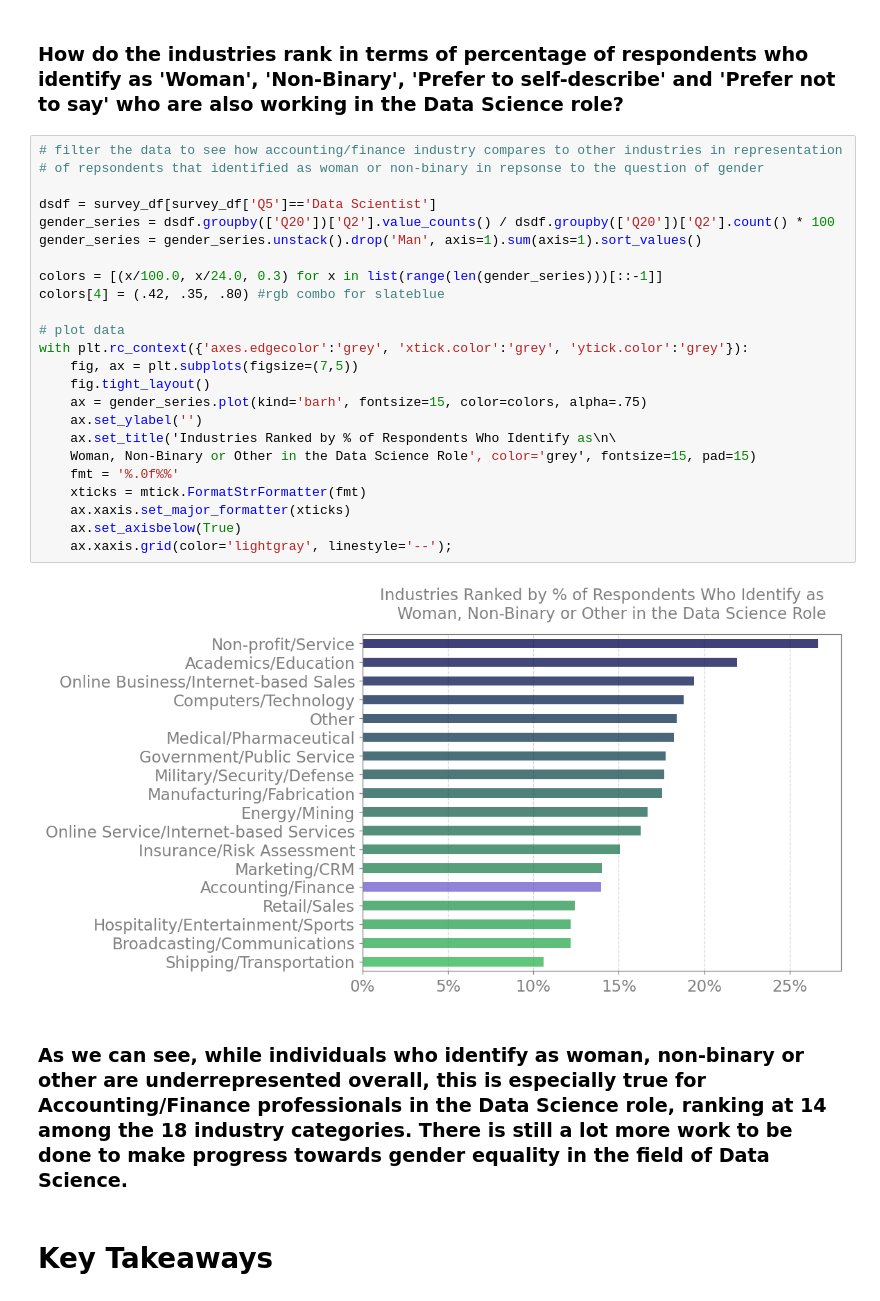
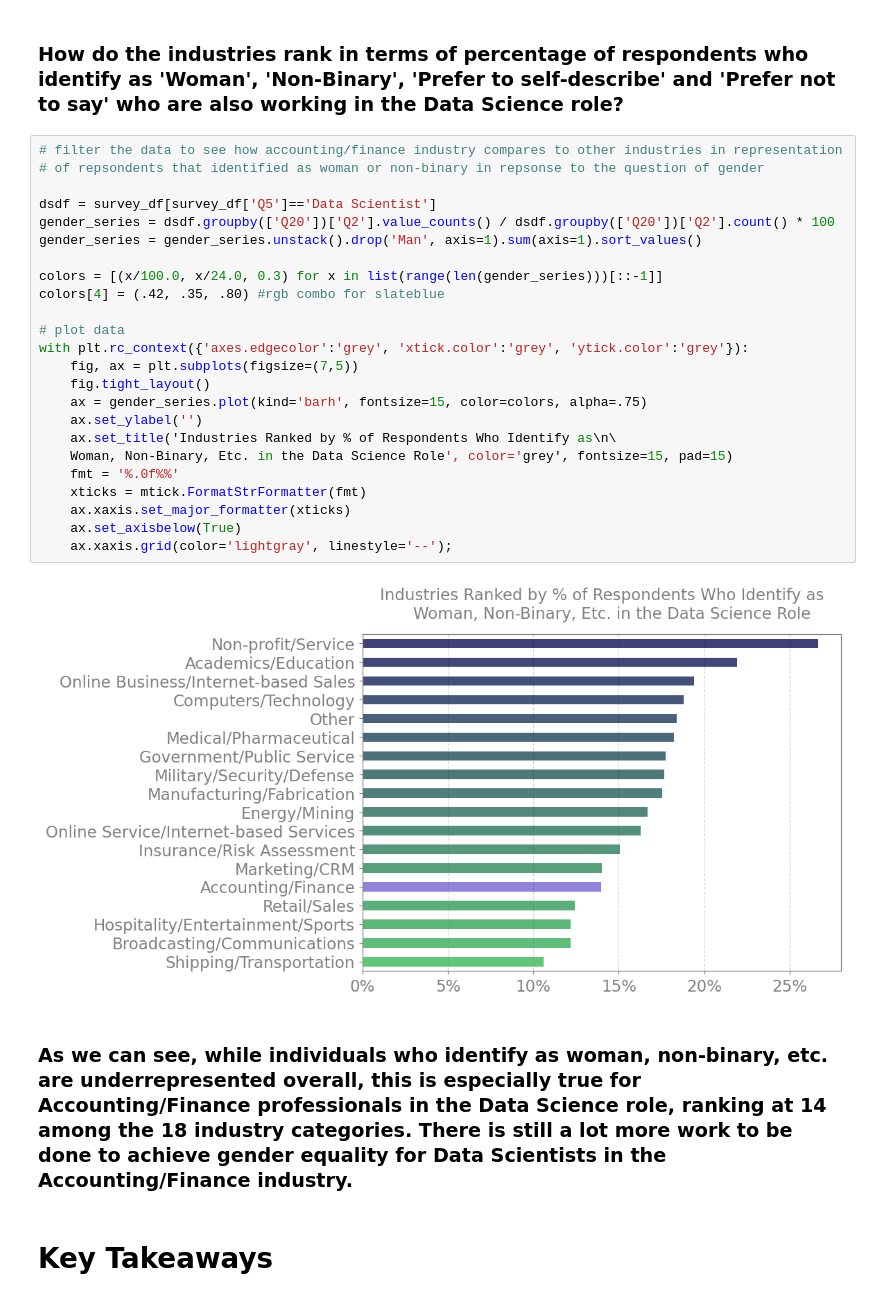
Before and after one commit to yksnilowyrahcaz/2021_Kaggle_Survey_EDA, a Jupyter notebook: 2021_Kaggle_Survey_Accounting_&_Finance_Industry_EDA.ipynb, the cells around one changed output. Drawn from its saved outputs; the diff is of its cells as text.

```diff
--- a/2021_Kaggle_Survey_Accounting_&_Finance_Industry_EDA.ipynb
+++ b/2021_Kaggle_Survey_Accounting_&_Finance_Industry_EDA.ipynb
@@ -562,31 +562,31 @@ Name: Q2, dtype: float64
 # %%
 # filter the data to see how accounting/finance industry compares to other industries in representation
 # of repsondents that identified as woman or non-binary in repsonse to the question of gender
 
 dsdf = survey_df[survey_df['Q5']=='Data Scientist']
 gender_series = dsdf.groupby(['Q20'])['Q2'].value_counts() / dsdf.groupby(['Q20'])['Q2'].count() * 100
 gender_series = gender_series.unstack().drop('Man', axis=1).sum(axis=1).sort_values()
 
 colors = [(x/100.0, x/24.0, 0.3) for x in list(range(len(gender_series)))[::-1]]
 colors[4] = (.42, .35, .80) #rgb combo for slateblue
 
 # plot data
 with plt.rc_context({'axes.edgecolor':'grey', 'xtick.color':'grey', 'ytick.color':'grey'}):
     fig, ax = plt.subplots(figsize=(7,5))
     fig.tight_layout()
     ax = gender_series.plot(kind='barh', fontsize=15, color=colors, alpha=.75)
     ax.set_ylabel('')
     ax.set_title('Industries Ranked by % of Respondents Who Identify as\n\
-    Woman, Non-Binary or Other in the Data Science Role', color='grey', fontsize=15, pad=15)
+    Woman, Non-Binary, Etc. in the Data Science Role', color='grey', fontsize=15, pad=15)
     fmt = '%.0f%%'
     xticks = mtick.FormatStrFormatter(fmt)
     ax.xaxis.set_major_formatter(xticks)
     ax.set_axisbelow(True)
     ax.xaxis.grid(color='lightgray', linestyle='--');
 # %% [output]
-[figure, old version]
+[figure, new version]
 # %% [markdown]
-### As we can see, while individuals who identify as woman, non-binary or other are underrepresented overall, this is especially true for Accounting/Finance professionals in the Data Science role, ranking at 14 among the 18 industry categories. There is still a lot more work to be done to make progress towards gender equality in the field of Data Science.
+### As we can see, while individuals who identify as woman, non-binary, etc. are underrepresented overall, this is especially true for Accounting/Finance professionals in the Data Science role, ranking at 14 among the 18 industry categories. There is still a lot more work to be done to achieve gender equality for Data Scientists in the Accounting/Finance industry.
 # %% [markdown]
 # Key Takeaways
 # %% [markdown]
```
Also changed, not shown: parts of 3 cells of this notebook.
